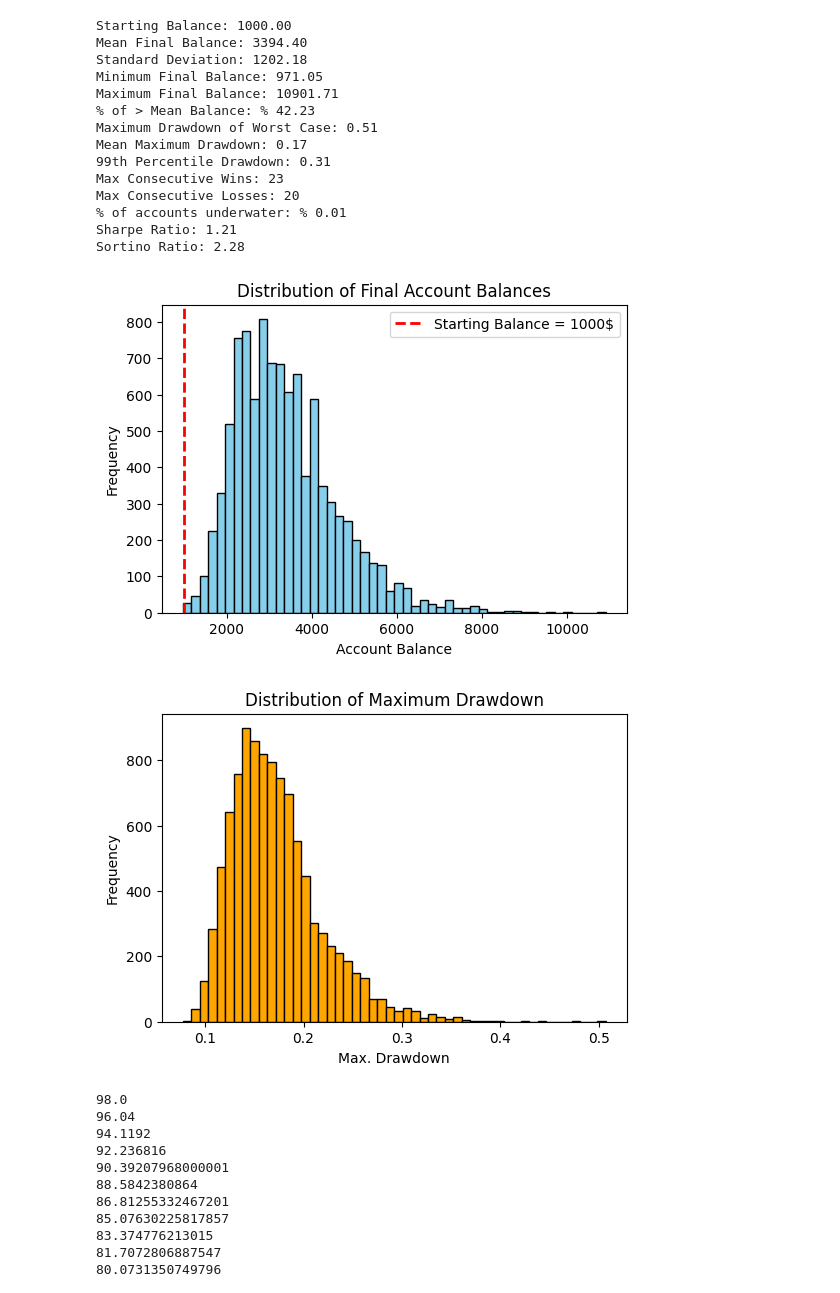
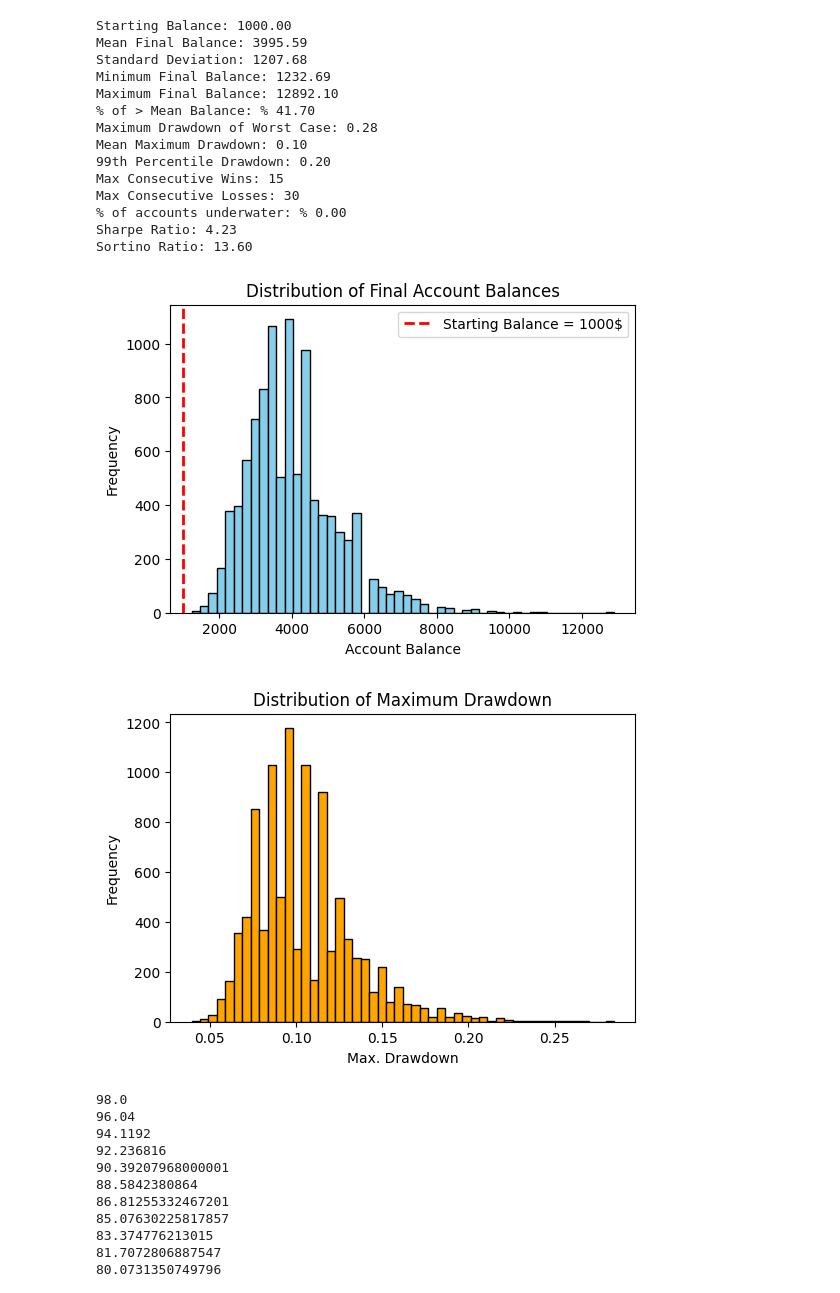
Before and after one commit to ergodique/Portfolio, a Jupyter notebook: Monte Carlo Simulation Equity Curve/monte_carlo_jupyter_version.ipynb, the cells around one changed output. Drawn from its saved outputs; the diff is of its cells as text; code cells hidden in the pictures.

```diff
--- a/Monte Carlo Simulation Equity Curve/monte_carlo_jupyter_version.ipynb
+++ b/Monte Carlo Simulation Equity Curve/monte_carlo_jupyter_version.ipynb
@@ -152,9 +152,9 @@ def monte_carlo_simulation(win_rate, reward_to_risk, risk_per_trade, num_simulat
 
 
 # Örnek kullanım
-years = 5
-win_rate = 0.5468 # Kazanma oranı
-reward_to_risk = 272.15/268.04 # Ödül-zarar oranı
+years = 1
+win_rate = 0.4 # Kazanma oranı
+reward_to_risk = 2065/700 # Ödül-zarar oranı
 expectancy = win_rate * reward_to_risk - (1 - win_rate)
 risk_per_trade = 0.01  # Trade başına risk
 num_simulations = 10000  # Simülasyon sayısı
@@ -197,19 +197,19 @@ Trades per Month: 20
 Starting Balance: 1000.00
-Mean Final Balance: 3394.40
-Standard Deviation: 1202.18
-Minimum Final Balance: 971.05
-Maximum Final Balance: 10901.71
-% of > Mean Balance: % 42.23
-Maximum Drawdown of Worst Case: 0.51
-Mean Maximum Drawdown: 0.17
-99th Percentile Drawdown: 0.31
-Max Consecutive Wins: 23
-Max Consecutive Losses: 20
-% of accounts underwater: % 0.01
-Sharpe Ratio: 1.21
-Sortino Ratio: 2.28
+Mean Final Balance: 3995.59
+Standard Deviation: 1207.68
+Minimum Final Balance: 1232.69
+Maximum Final Balance: 12892.10
+% of > Mean Balance: % 41.70
+Maximum Drawdown of Worst Case: 0.28
+Mean Maximum Drawdown: 0.10
+99th Percentile Drawdown: 0.20
+Max Consecutive Wins: 15
+Max Consecutive Losses: 30
+% of accounts underwater: % 0.00
+Sharpe Ratio: 4.23
+Sortino Ratio: 13.60
-[figure, old version]
+[figure, new version]
-[figure, old version]
+[figure, new version]
 # %%
 balance=100
 risk=0.02
```
Also changed, not shown: parts of 1 cell of this notebook, 3 other files.
